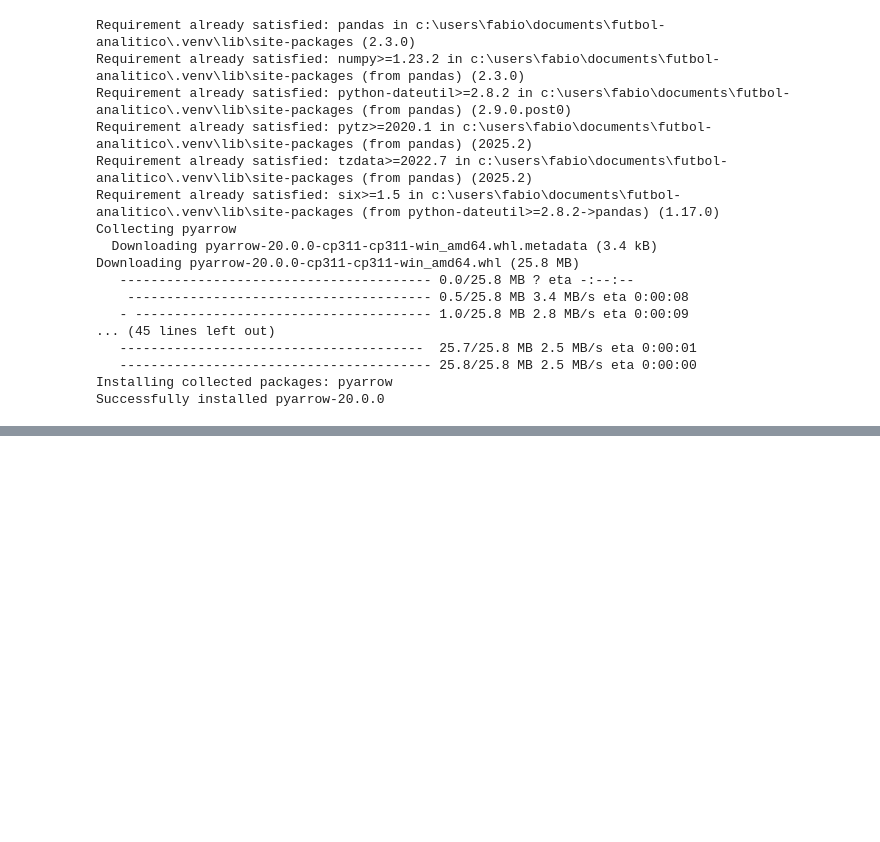
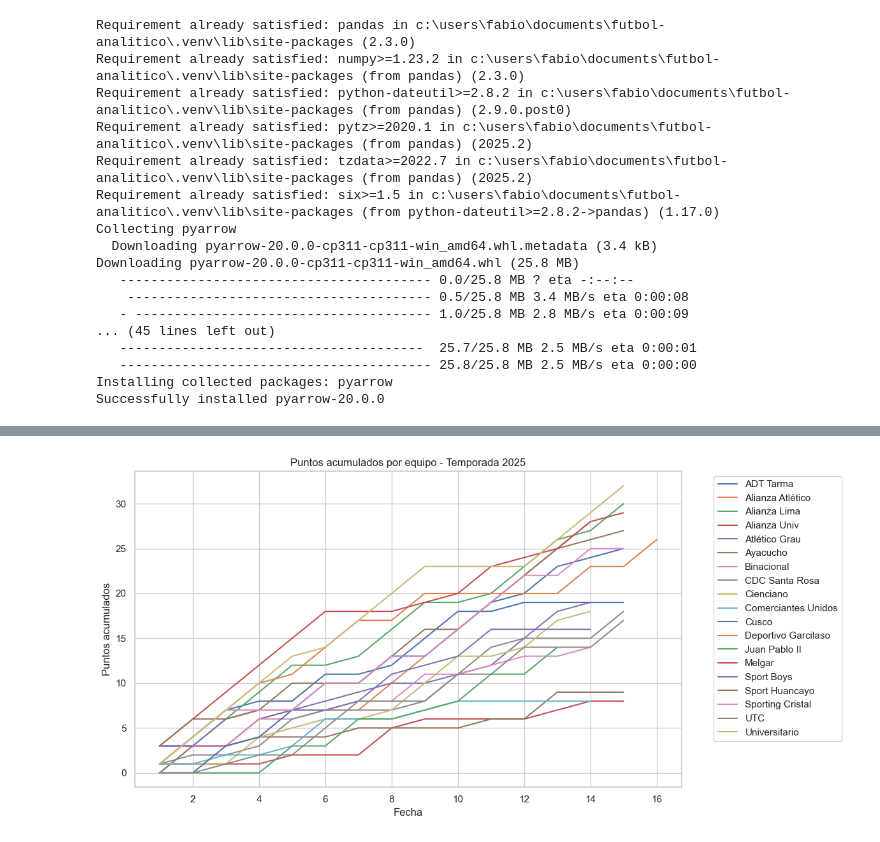
Before and after one commit to FabioMorante/futbol-analitico, a Jupyter notebook: notebooks/fbref_exploration.ipynb, the cells around one changed output, grey strips where cells are left out. Drawn from its saved outputs; the diff is of its cells as text; code cells hidden in the pictures; blank space fills up the shorter version.

```diff
--- a/notebooks/fbref_exploration.ipynb
+++ b/notebooks/fbref_exploration.ipynb
@@ -57,0 +271,20 @@ df.head()
+# %%
+import matplotlib.pyplot as plt
+
+# Filtrar solo 2025
+df_2025 = df_all[df_all["Season"] == "2025"]
+
+plt.figure(figsize=(12, 6))
+for team in df_2025["Team"].unique():
+    team_data = df_2025[df_2025["Team"] == team].sort_values("Matchday")
+    plt.plot(team_data["Matchday"], team_data["CumulativePoints"], label=team)
+
+plt.title("Puntos acumulados por equipo - Temporada 2025")
+plt.xlabel("Fecha")
+plt.ylabel("Puntos acumulados")
+plt.legend(bbox_to_anchor=(1.05, 1), loc='upper left')
+plt.grid(True)
+plt.tight_layout()
+plt.show()
+# %% [output]
+[figure, added]
```
Also changed, not shown: parts of 15 cells of this notebook, 28 other files.
